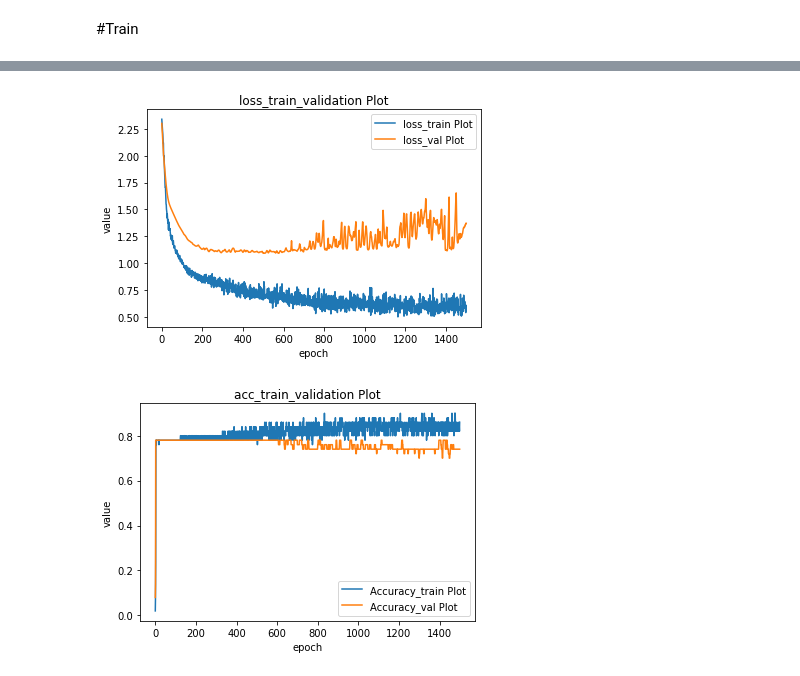
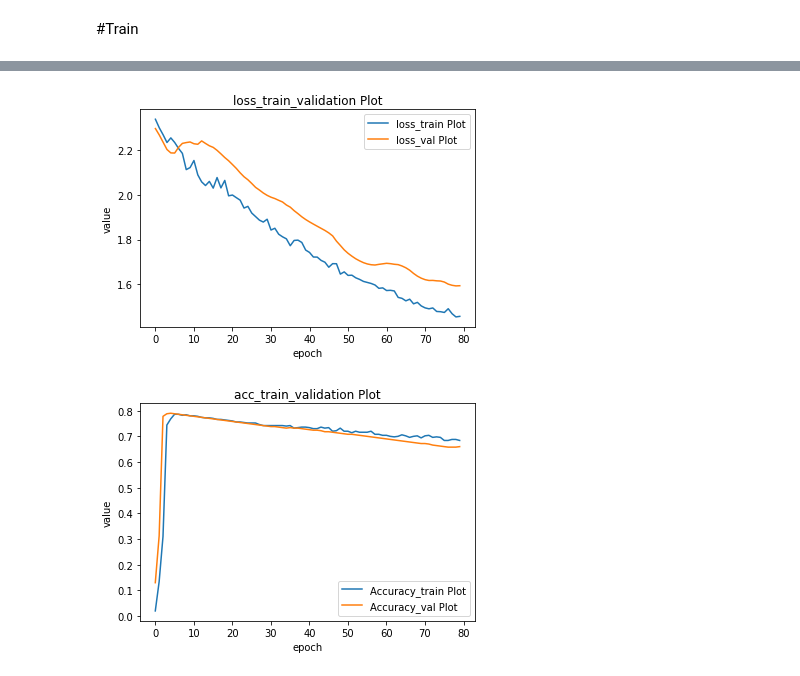
Before and after one commit to vahidseydi/GCN, a Jupyter notebook: FewShot+ActiveL.ipynb, the cells around one changed output, grey strips where cells are left out. Cells and saved outputs as stored; diff of their text form; code cells hidden in the pictures.

```diff
--- a/FewShot+ActiveL.ipynb
+++ b/FewShot+ActiveL.ipynb
@@ -312,4 +317,4 @@ torch.Size([50])
 # %%
-labels_test=labels_test_hidden
+labels_test=labels_test_hidden.detach().clone()
 #با توجه به اینکه از هر کلاس چند تا سمپل انتخاب کردیم از شماره آخری بقیه مربوط به هیدن ها میشود که صفر میذاریم
-labels_test[10*N_shot+1:]=0
+labels_test[10*N_shot:]=0
@@ -397,7 +406,7 @@ torch.Size([50])
 # %%
-labels_val=labels_val_hidden
+labels_val=labels_val_hidden.detach().clone()
 #با توجه به اینکه از هر کلاس چند تا سمپل انتخاب کردیم از شماره آخری بقیه مربوط به هیدن ها میشود که صفر میذاریم
-labels_val[10*N_shot+1:]=0
+labels_val[10*N_shot:]=0
 # %%
 features_val=torch.vstack((features[Random_idx_val],features[hiddenIndex_val]))
 features_val.shape
@@ -527,7 +540,7 @@ class GCN(nn.Module):
         #class_num=11
         return F.log_softmax(x, dim=1),decision
 
-    def active(self, x,hidden_labels):
+    def active(self, x,hidden):
         #x.shape=500*16
         x_active = torch.transpose(x, 0, 1)
         x_active=x_active.unsqueeze_(0)
@@ -551,15 +564,15 @@ class GCN(nn.Module):
         #x_active.shape=1*500
         #squeeze_ داده 3 بعدی را به 2 بعدی تبدیل می کند و مجدداورودی به حالت اول بر می گردد
 
-        x_active = x_active - (1-hidden_labels)*1e8
-        x_active = F.softmax(x_active,0)
+        #x_active = x_active - (1-hidden)*1e8
+        x_active = F.softmax(x_active)
         #x_active.shape=1*500
 
         #برای آنکه فقط روی هیدن لیبل ها تصمیم گیری شود، با ضرب زیر مقدار مربوط به سمپل های با لیبل صفر می شود
-        x_active = x_active*hidden_labels
-        decision = torch.argmax(x_active, 1)
+        x_active = x_active*hidden
+        decision = torch.argmax(x_active)
 
-        return x,decision
+        return x,int(decision)
 # %% [markdown]
 #Train
 # %%
@@ -581,7 +594,7 @@ parser.add_argument('--no-cuda', action='store_true', default=False,
 parser.add_argument('--fastmode', action='store_true', default=False,
                     help='Validate during training pass.')
 parser.add_argument('--seed', type=int, default=42, help='Random seed.')
-parser.add_argument('--epochs', type=int, default=1500,
+parser.add_argument('--epochs', type=int, default=80,
                     help='Number of epochs to train.')
 parser.add_argument('--lr', type=float, default=0.01,
                     help='Initial learning rate.')
@@ -620,15 +633,15 @@ optimizer = optim.Adam(model.parameters(),
 
 if args.cuda:
     model.cuda()
-    features_test = features_test.cuda()
-    adj_test = adj_test.cuda()
-    labels_test = labels_test.cuda()
-    features_train = features_train.cuda()
-    adj_train = adj_train.cuda()
-    labels_train = labels_train.cuda()
-    features_val = features_val.cuda()
-    adj_val = adj_val.cuda()
-    labels_val = labels_val.cuda()
+    features = features.cuda()
+    #adj_test = adj_test.cuda()
+    #labels_test = labels_test.cuda()
+    #features_train = features_train.cuda()
+    #adj_train = adj_train.cuda()
+    #labels_train = labels_train.cuda()
+    #features_val = features_val.cuda()
+    #adj_val = adj_val.cuda()
+    #labels_val = labels_val.cuda()
     # train:adjust the weights on the neural network
     # validation:used to minimize overfitting
 
@@ -646,7 +659,8 @@ def test():
     acc_test = accuracy(output, labels_test)
     print("Test set results:",
           "loss= {:.4f}".format(loss_test.item()),
-          "accuracy= {:.4f}".format(acc_test.item()))
+          "accuracy= {:.4f}".format(acc_test.item()),
+          act_dec)
 
 def train(epoch):
   model.train()
@@ -686,7 +700,8 @@ def train(epoch):
           'acc_train: {:.4f}'.format(acc_train.item()),
           'loss_val: {:.4f}'.format(loss_val.item()),
           'acc_val: {:.4f}'.format(acc_val.item()),
-          'time: {:.4f}s'.format(time.time() - t))
+          'time: {:.4f}s'.format(time.time() - t),
+          act_dec)
 
 # Train model
 t_total = time.time()
@@ -742,7 +757,7 @@ Epoch: 0012 loss_train: 1.9983 acc_train: 0.7800 loss_val: 1.9506 acc_val: 0.780
 GCN(
   (gc1): GraphConvolution()
   (gc2): GraphConvolution()
 )
-[figure, old version]
+[figure, new version]
-[figure, old version]
+[figure, new version]
 Optimization Finished!
```
Also changed, not shown: parts of 37 cells of this notebook.
